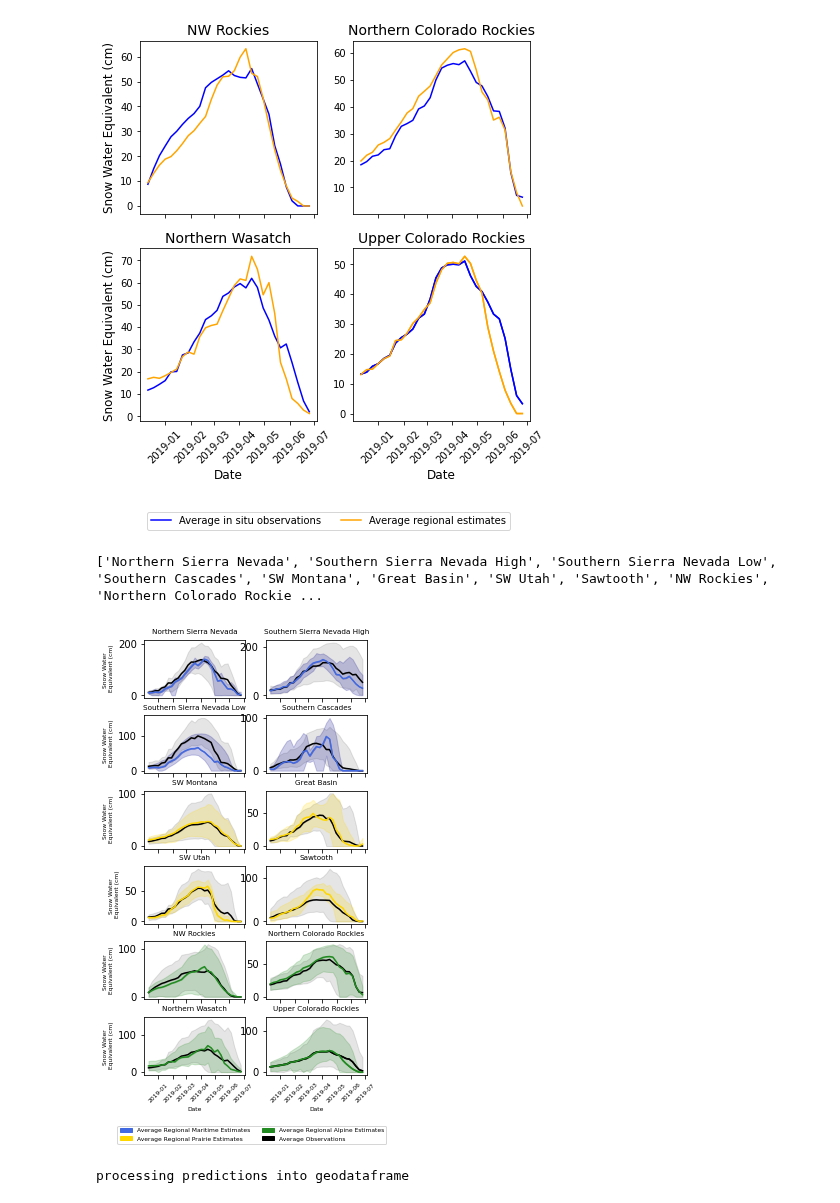
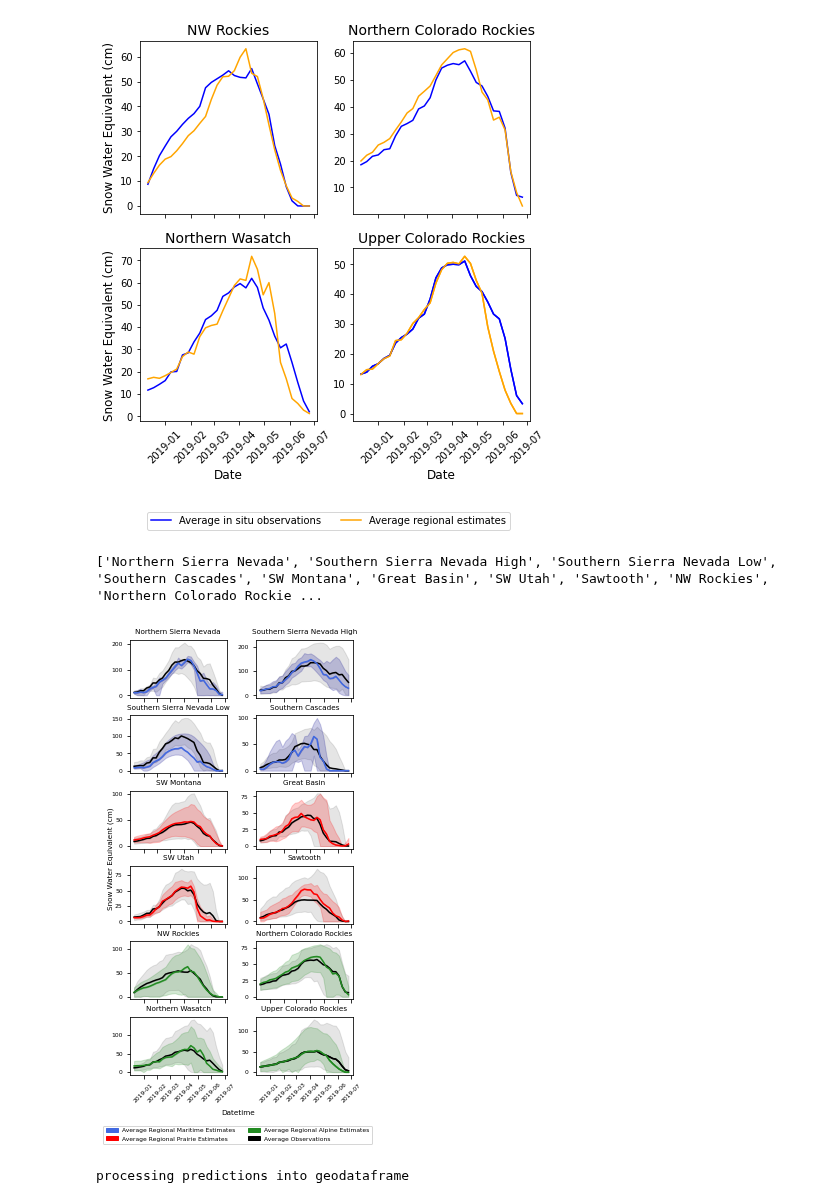
Before and after one commit to whitelightning450/SWEML, a Jupyter notebook: Model/Neural_Network/SnowExSWEFigure.ipynb, the cells around one changed output. Saved outputs shown, nothing was run; the diff lists cells and outputs as text; code cells hidden in the pictures.

Commit message:
Updated all SWEML evaluation plots and build CDF

```diff
--- a/Model/Neural_Network/SnowExSWEFigure.ipynb
+++ b/Model/Neural_Network/SnowExSWEFigure.ipynb
@@ -132,17 +132,19 @@ FigureDeveloper.SWE_TS_plot(datelist, EvalDF, Regions, name)
 ['NW Rockies', 'Northern Colorado Rockies', 'Northern Wasatch', 'Upper Colorado Rockies']
 [figure]
 # %%
+importlib.reload(FigureDeveloper)
+
 Maritime = [ 'N_Sierras', 'S_Sierras_High', 'S_Sierras_Low','S_Cascade']
 Prarie = [ 'SW_Mont', 'GBasin', 'S_Wasatch','Sawtooth']
 Alpine = [ 'E_WA_N_Id_W_Mont', 'S_Wyoming', 'N_Wasatch','N_Co_Rockies']
 
 plotname = 'All_Regions_TS'
 RegionDict, RegionAll = FigureDeveloper.SWE_TS_plot_classes(datelist, EvalDF, Maritime, Prarie, Alpine, plotname, fontsize = 6, opacity=0.1)
 
-#can we shade the ranges for pred & obs?
+#gold to red, adjust the y-axis font size, increase y-axis labelsize, increase width between subplots, overall y-axis label
 # %% [output]
 ['Northern Sierra Nevada', 'Southern Sierra Nevada High', 'Southern Sierra Nevada Low', 'Southern Cascades', 'SW Montana', 'Great Basin', 'SW Utah', 'Sawtooth', 'NW Rockies', 'Northern Colorado Rockie ...
-[figure, old version]
+[figure, new version]
 # %%
 
 Region_list = [ 'N_Sierras', 'S_Sierras_High', 'S_Sierras_Low']
```
Also changed, not shown: parts of 14 cells of this notebook, 2 other files.
